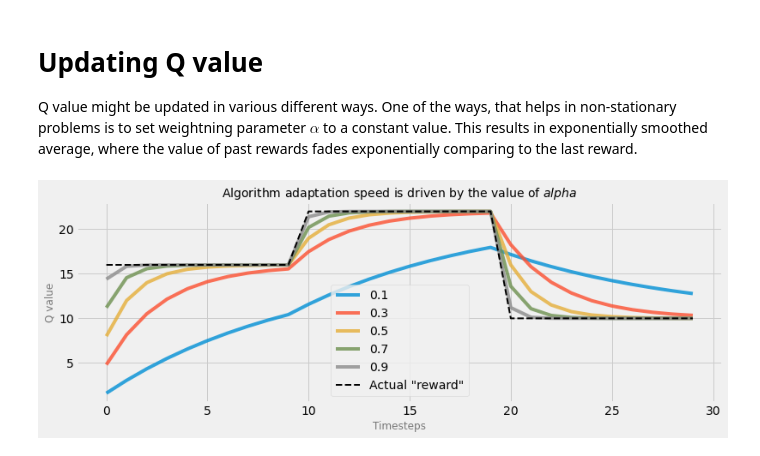
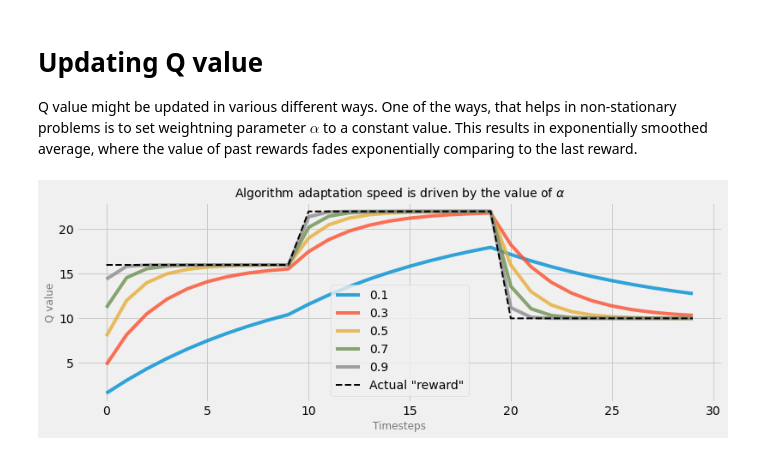
Before and after one commit to AlxndrMlk/reinforcement_learning_exercises, a Jupyter notebook: 03_Updating_Q.ipynb, the cells around one changed output. Drawn from its saved outputs; the diff is of its cells as text; code cells hidden in the pictures.

```diff
--- a/03_Updating_Q.ipynb
+++ b/03_Updating_Q.ipynb
@@ -31,15 +31,15 @@ qs_df = pd.DataFrame(qs)
 # %%
 # Plot
 plt.figure(figsize=(12, 4))
 
 for c in qs_df.columns:
     plt.plot(qs_df[c], label=c, alpha=.8)
 
 plt.plot(rewards, label='Actual "reward"', color='black', linestyle='--', linewidth=2)
 plt.xlabel('Timesteps', fontsize=12, alpha=.5)
 plt.ylabel('Q value', fontsize=12, alpha=.5)
 plt.legend()
-plt.title('Algorithm adaptation speed is driven by the value of $alpha$', fontsize=14)
+plt.title('Algorithm adaptation speed is driven by the value of $\\alpha$', fontsize=14)
 plt.show()
 # %% [output]
-[figure, old version]
+[figure, new version]
```
Also changed, not shown: 1 other file.
